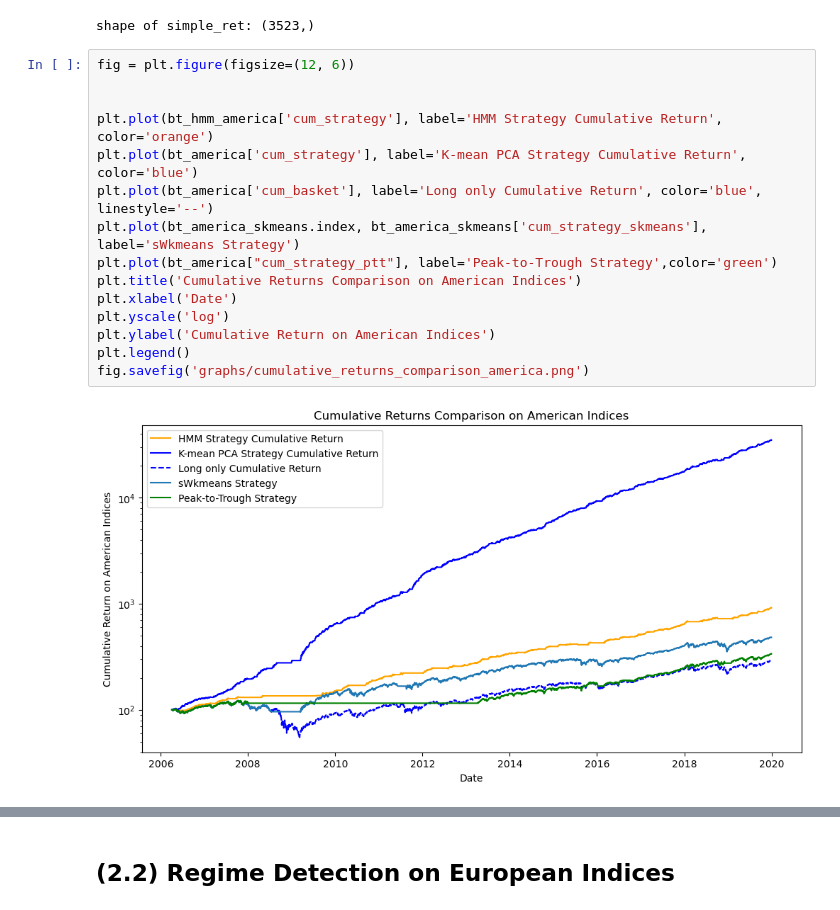
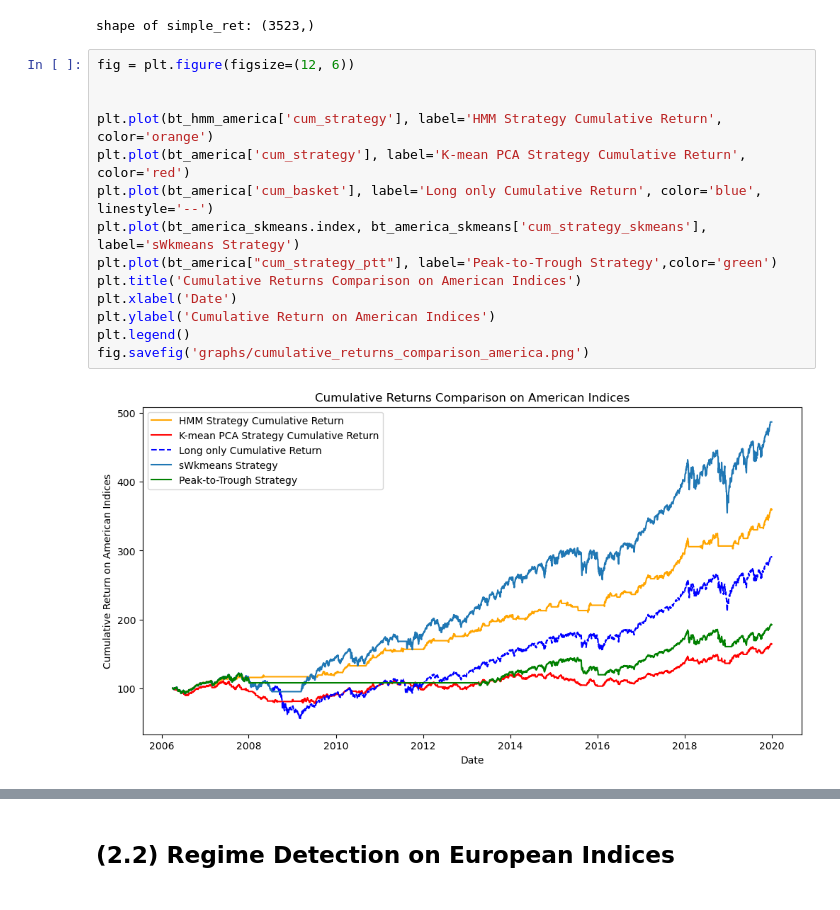
Before and after one commit to oscar10-wq/Algorithmic-Trading-via-Regime-Detection-and-Stock-Grouping-, a Jupyter notebook: results.ipynb, the cells around one changed output, grey strips where cells are left out. Saved outputs shown, nothing was run; the diff lists cells and outputs as text.

```diff
--- a/results.ipynb
+++ b/results.ipynb
@@ -282,20 +282,19 @@ shape of simple_ret: (3523,)
 # %%
 fig = plt.figure(figsize=(12, 6))
 
 
 plt.plot(bt_hmm_america['cum_strategy'], label='HMM Strategy Cumulative Return', color='orange')
-plt.plot(bt_america['cum_strategy'], label='K-mean PCA Strategy Cumulative Return', color='blue')
+plt.plot(bt_america['cum_strategy'], label='K-mean PCA Strategy Cumulative Return', color='red')
 plt.plot(bt_america['cum_basket'], label='Long only Cumulative Return', color='blue', linestyle='--')
 plt.plot(bt_america_skmeans.index, bt_america_skmeans['cum_strategy_skmeans'], label='sWkmeans Strategy')
 plt.plot(bt_america["cum_strategy_ptt"], label='Peak-to-Trough Strategy',color='green')
 plt.title('Cumulative Returns Comparison on American Indices')
 plt.xlabel('Date')
-plt.yscale('log')
 plt.ylabel('Cumulative Return on American Indices')
 plt.legend()
 fig.savefig('graphs/cumulative_returns_comparison_america.png')
 # %% [output]
-[figure, old version]
+[figure, new version]
 # %%
 print("-- Backtest Summary --")
 print('---------------------- PCA KMeans Strategy Performance ----------------------')
```
Also changed, not shown: parts of 5 cells of this notebook, 7 other files.
